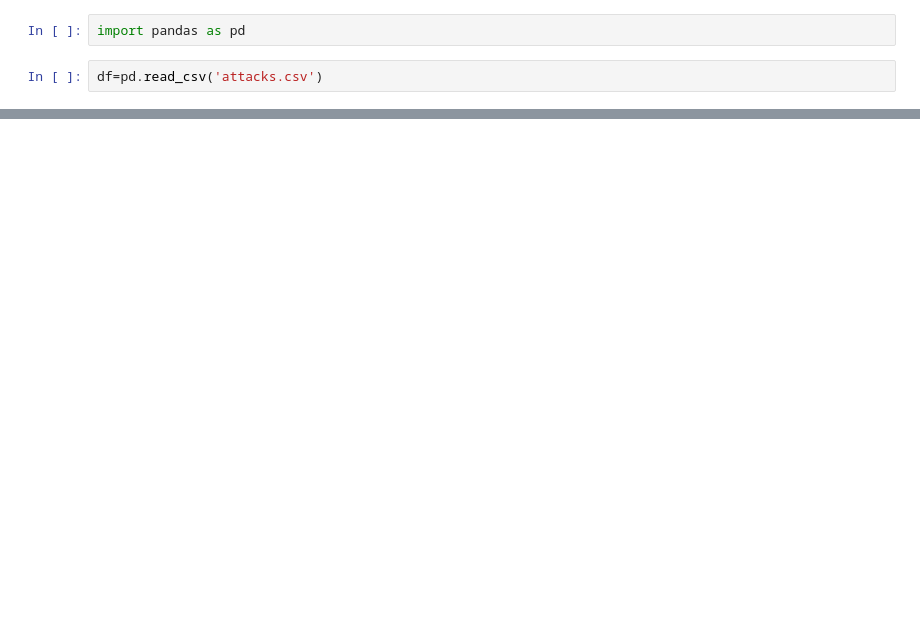
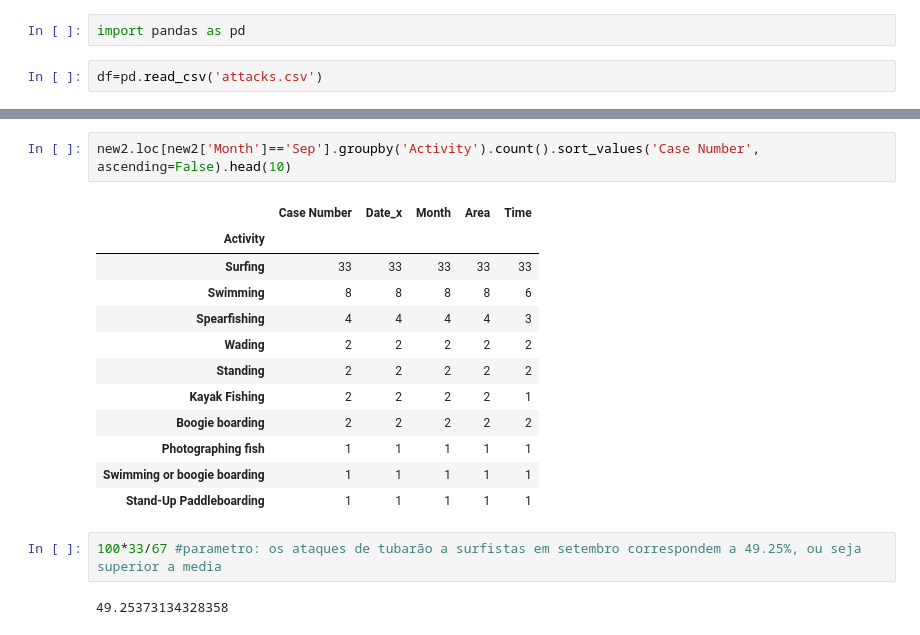
Before and after one commit to RGazzaneo/projeto_SharkAttack, a Jupyter notebook: Untitled.ipynb, the cells around one changed output, grey strips where cells are left out. Saved outputs shown, nothing was run; the diff lists cells and outputs as text; blank space fills up the shorter version.

```diff
--- a/Untitled.ipynb
+++ b/Untitled.ipynb
@@ -22,0 +221,19 @@ df
+# %%
+new2.loc[new2['Month']=='Sep'].groupby('Activity').count().sort_values('Case Number', ascending=False).head(10)
+# %% [output]
+|  | Case Number | Date_x | Month | Area | Time |
+| Activity |  |  |  |  |  |
+| Surfing | 33 | 33 | 33 | 33 | 33 |
+| Swimming | 8 | 8 | 8 | 8 | 6 |
+| Spearfishing | 4 | 4 | 4 | 4 | 3 |
+| Wading | 2 | 2 | 2 | 2 | 2 |
+| Standing | 2 | 2 | 2 | 2 | 2 |
+| Kayak Fishing | 2 | 2 | 2 | 2 | 1 |
+| Boogie boarding | 2 | 2 | 2 | 2 | 2 |
+| Photographing fish | 1 | 1 | 1 | 1 | 1 |
+| Swimming or boogie boarding | 1 | 1 | 1 | 1 | 1 |
+| Stand-Up Paddleboarding | 1 | 1 | 1 | 1 | 1 |
+# %%
+100*33/67 #parametro: os ataques de tubarão a surfistas em setembro correspondem a 49.25%, ou seja superior a media
+# %% [output]
+49.25373134328358
```
Also changed, not shown: parts of 45 cells of this notebook.
